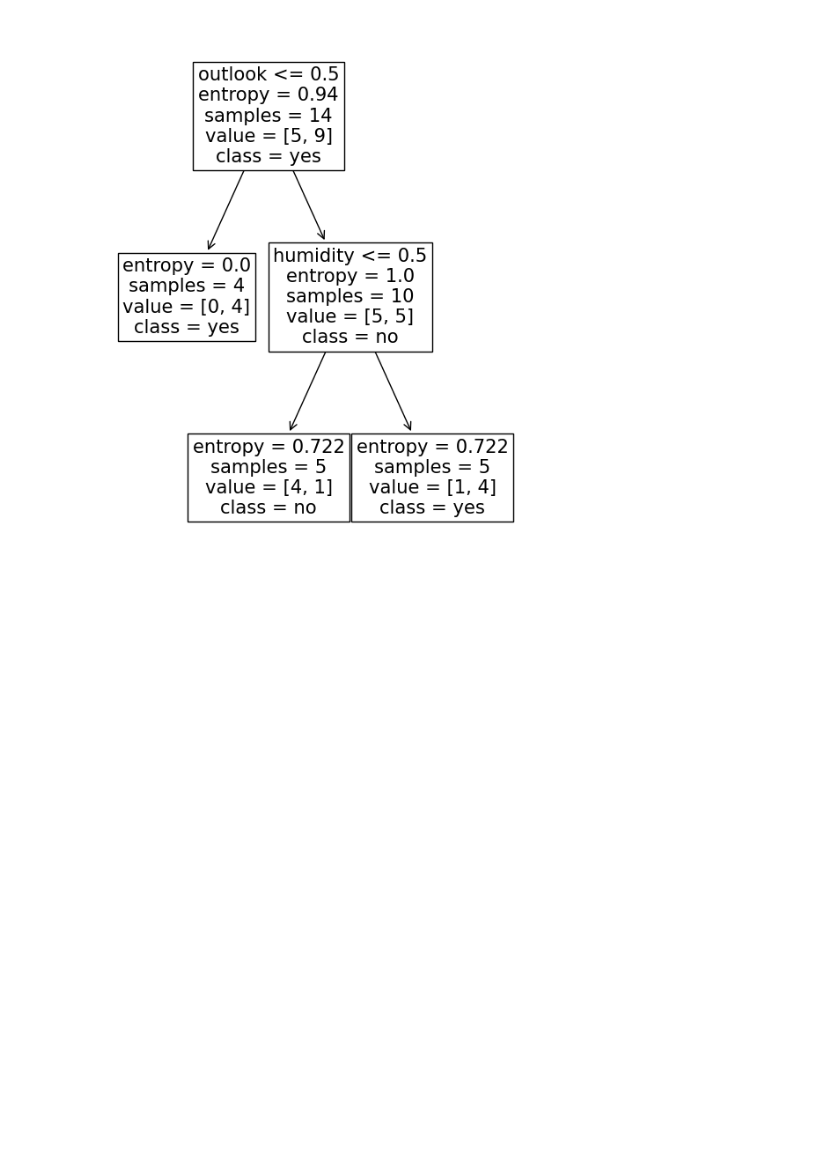
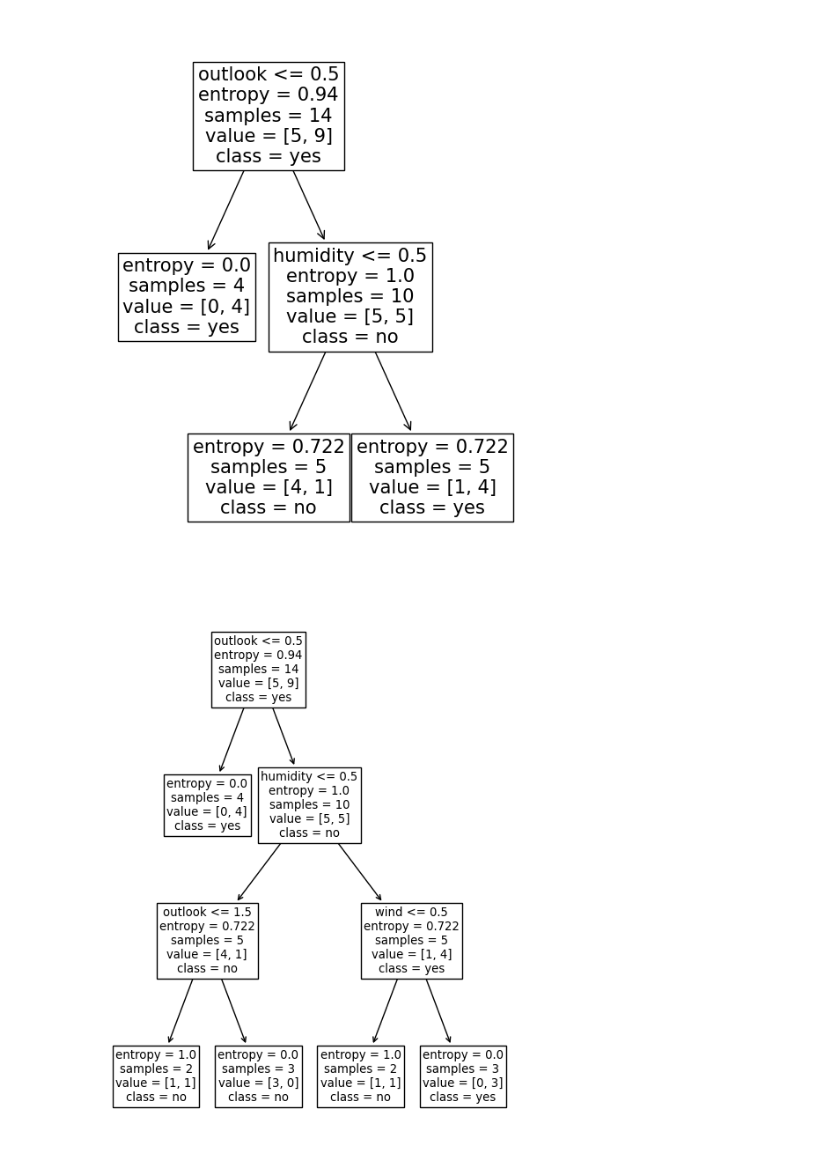
Before and after one commit to naufalmaa/Learning_Intro_to_ML_Pacmann, a Jupyter notebook: intro_ml_3_5_DecisionTree.ipynb, the cells around one changed output. Cells and saved outputs as stored; diff of their text form; code cells hidden in the pictures; blank space fills up the shorter version.

Commit message:
adding Updated Decision Tree and Resampling Method

```diff
--- a/intro_ml_3_5_DecisionTree.ipynb
+++ b/intro_ml_3_5_DecisionTree.ipynb
@@ -899,3 +910,18 @@ _ = plot_tree(classifier, feature_names=X.columns, ax=ax,
               class_names=['no','yes'])
 # %% [output]
 [figure]
+# %%
+# Depth tree = 3
+classifier = DecisionTreeClassifier(criterion = "entropy",
+                                    max_depth = 3,
+                                    random_state = 0)
+
+# Fit data
+classifier.fit(X = X,
+               y = data[["play"]])
+
+_, ax = plt.subplots(figsize=(6, 8))
+_ = plot_tree(classifier, feature_names=X.columns, ax=ax,
+              class_names=['no','yes'])
+# %% [output]
+[figure, added]
```
Also changed, not shown: parts of 2 cells of this notebook, 1 other file.
